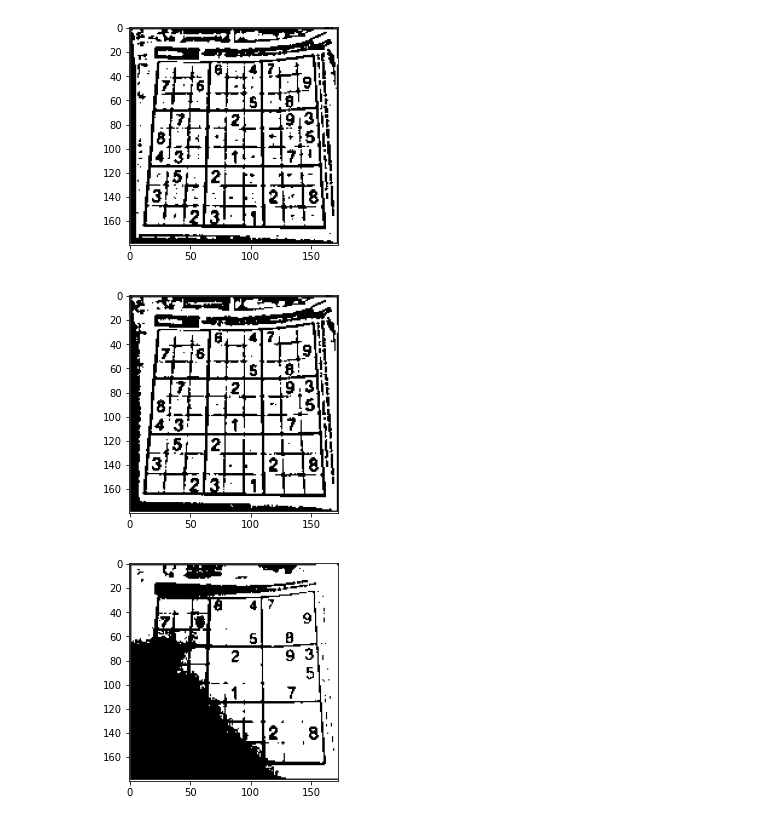
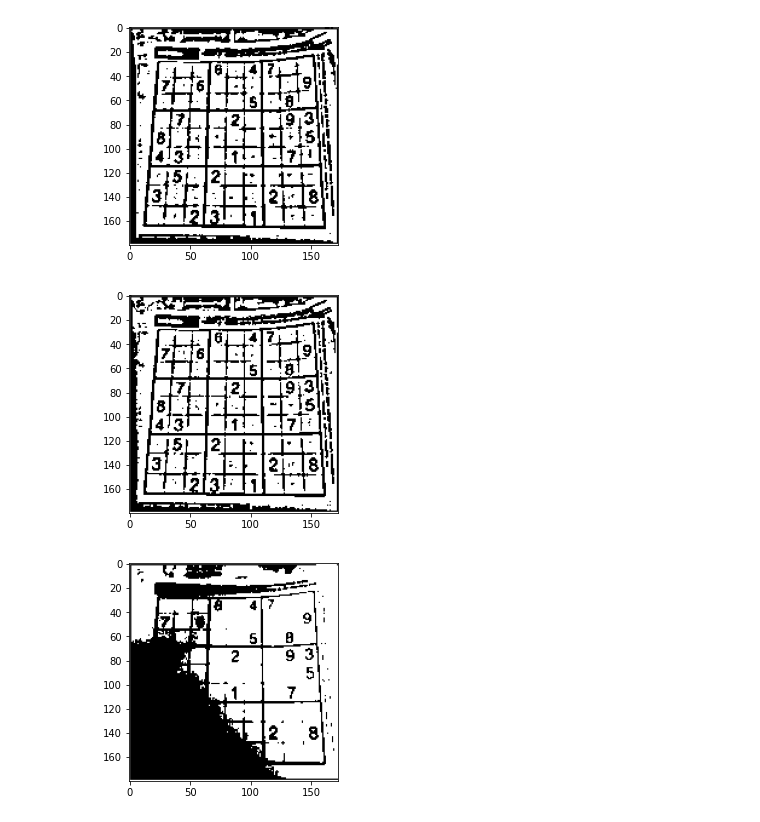
Before and after one commit to Sens3ii/CVT, a Jupyter notebook: lec2/L2.ipynb, the cells around one changed output. Cells and saved outputs as stored; diff of their text form; code cells hidden in the pictures.

```diff
--- a/lec2/L2.ipynb
+++ b/lec2/L2.ipynb
@@ -45,14 +46,12 @@ plt.show()
 # %% [output]
 [figure]
 # %%
-dst_adap = cv2.adaptiveThreshold(img, 255,
-                                 cv2.ADAPTIVE_THRESH_GAUSSIAN_C,
-                                 cv2.THRESH_BINARY,
-                                 25, 2)
+dst_adap = cv2.adaptiveThreshold(img,255,cv2.ADAPTIVE_THRESH_GAUSSIAN_C,\
+            cv2.THRESH_BINARY,17,2)
 plt.imshow(dst_adap, cmap='gray')
 plt.show()
 # %% [output]
-[figure, old version]
+[figure, new version]
 # %%
 ret_o, dst_o = cv2.threshold(img, 0, 255, cv2.THRESH_BINARY + cv2.THRESH_OTSU)
 plt.imshow(dst_o, cmap='gray')
```
Also changed, not shown: parts of 6 cells of this notebook, 17 other files.
